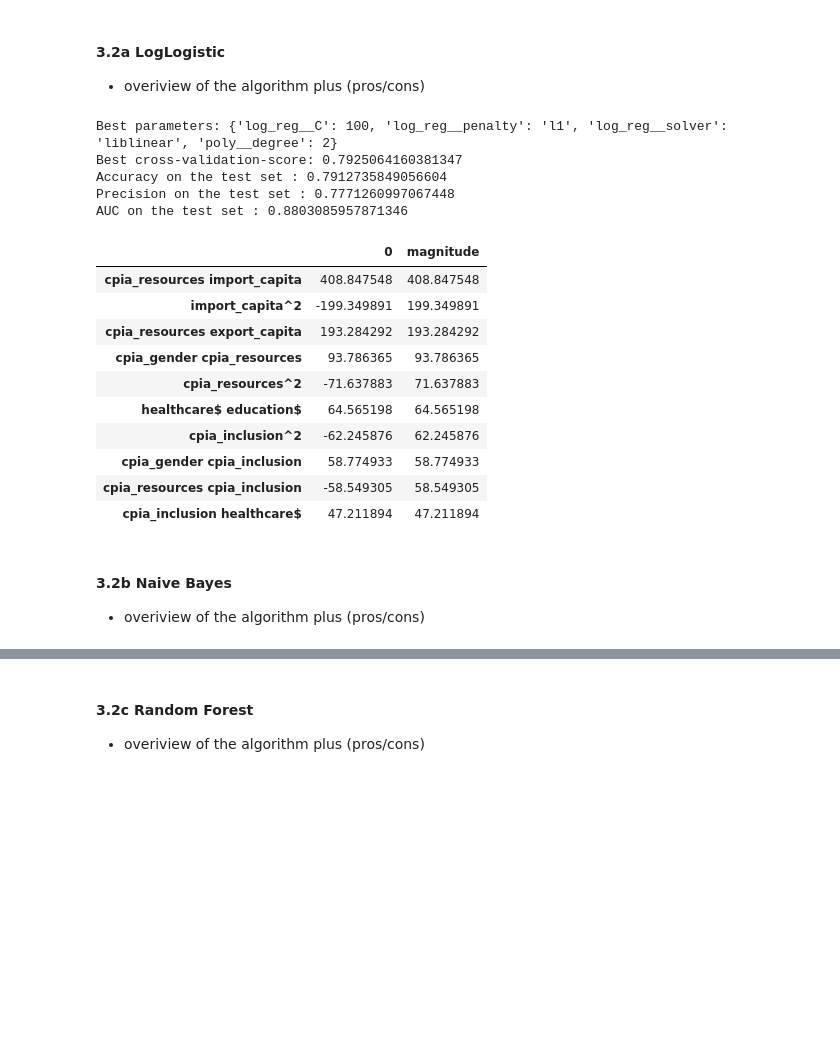
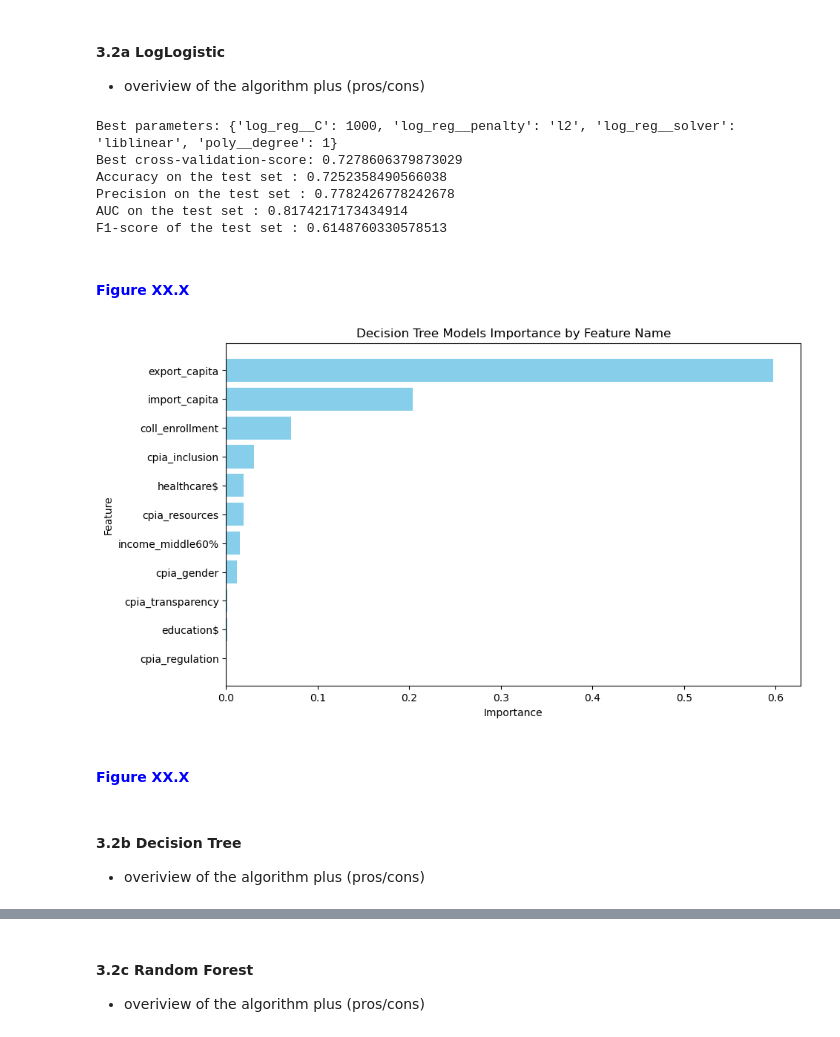
Before and after one commit to te-ex153/Projects, a Jupyter notebook: Country23.ipynb, the cells around one changed output, grey strips where cells are left out. Cells and saved outputs as stored; diff of their text form; code cells hidden in the pictures; blank space fills up the shorter version.

```diff
--- a/Country23.ipynb
+++ b/Country23.ipynb
@@ -898,5 +895,6 @@ For the purposes of simplicity and study comprehension y target
 variables will be separate series y_gdp and y_pov
 '''
 y_gdp = gdp['gdp_class']
-y_gdp = y_gdp.values.ravel()
+value_counts = gdp['gdp_class'].value_counts()
+print(f'Value Counts per Class : {value_counts}')
 # %% [output]
@@ -920,7 +922,7 @@ from sklearn.linear_model import LogisticRegression
 from sklearn.model_selection import train_test_split, GridSearchCV
 from sklearn.preprocessing import MinMaxScaler, PolynomialFeatures
 from sklearn.pipeline import Pipeline
-from sklearn.metrics import accuracy_score, precision_score, roc_auc_score
+from sklearn.metrics import accuracy_score, precision_score, roc_auc_score, f1_score
 from sklearn.model_selection import cross_val_predict
 
 ### Capture feature names before turing df into an array
@@ -928,16 +930,6 @@ feature_names = features.columns
 
 ### Split the data into train and test sets
 X_train, X_test, y_train, y_test = train_test_split(features, y_gdp, test_size=0.2, random_state=0)
-
-'''### initiate minmax scaler
-scaler = MinMaxScaler()
-
-### fit and transform the training set and just transform the test set
-X_train_scaled = scaler.fit_transform(X_train)
-X_test_scaled = scaler.transform(X_test)
-
-### define the model
-log_reg = LogisticRegression(multi_class='ovr')'''
 
 ### Need to create a pipeline in order to combine polynomial features with logistic regression
 pipeline = Pipeline([
@@ -948,10 +940,10 @@ pipeline = Pipeline([
 
 ### Define parameter grid for grid search
 param_grid = {
-    'log_reg__C': [0.1, 100],
+    'log_reg__C': [100, 1000],
     'log_reg__solver': ['liblinear', 'saga'],
-    'log_reg__penalty': ['l1'],
-    'poly__degree': [1, 2]
+    'log_reg__penalty': ['l1', 'l2'],
+    'poly__degree': [1]
 }
 
 ### Initialize gridsearchcv with 5-fold cross-validation
@@ -972,37 +964,56 @@ y_test_pred_proba = grid_search.best_estimator_.predict_proba(X_test)[:, 1]
 accuracy = accuracy_score(y_test, y_test_pred)
 precision = precision_score(y_test, y_test_pred, average='binary')
 auc = roc_auc_score(y_test, y_test_pred_proba)
+f1 = f1_score(y_test, y_test_pred)
 
+### Display Summary Statistics
 print(f'Accuracy on the test set : {accuracy}')
 print(f'Precision on the test set : {precision}')
 print(f'AUC on the test set : {auc}')
+print(f'F1-score of the test set : {f1}')
 # %% [output]
-Best parameters: {'log_reg__C': 100, 'log_reg__penalty': 'l1', 'log_reg__solver': 'liblinear', 'poly__degree': 2}
-Best cross-validation-score: 0.7925064160381347
-Accuracy on the test set : 0.7912735849056604
-Precision on the test set : 0.7771260997067448
-AUC on the test set : 0.8803085957871346
+Best parameters: {'log_reg__C': 1000, 'log_reg__penalty': 'l2', 'log_reg__solver': 'liblinear', 'poly__degree': 1}
+Best cross-validation-score: 0.7278606379873029
+Accuracy on the test set : 0.7252358490566038
+Precision on the test set : 0.7782426778242678
+AUC on the test set : 0.8174217173434914
+F1-score of the test set : 0.6148760330578513
+# %% [markdown]
+#### <span style='color:blue;'>Figure XX.X</span>
 # %%
+'''
+Develop an importance_df and display importance of each feature
+'''
+
 best_model = grid_search.best_estimator_
 coefficients = best_model.named_steps['log_reg'].coef_
 poly_feature_names = best_model.named_steps['poly'].get_feature_names_out(input_features=feature_names)
 coef_df = pd.DataFrame(coefficients, columns=poly_feature_names)
 coef_df = coef_df.T
-coef_df['magnitude'] = coef_df[0].abs()
+coef_df = coef_df.rename(columns={0: 'weight'})
+coef_df['magnitude'] = coef_df['weight'].abs()
 coef_df_sorted = coef_df.sort_values(by='magnitude', ascending=False)
-coef_df_sorted.head(10)
+coef_df_sorted.reset_index(inplace=True)
+coef_df_sorted = coef_df_sorted.rename(columns={'index': 'Feature'})
+sum_of_coef = coef_df_sorted['magnitude'].sum()
+coef_df_sorted['Importance'] = coef_df_sorted['magnitude']/ sum_of_coef
+coef_df_sorted = coef_df_sorted[~coef_df_sorted['Feature'].str.contains('1')]
+coef_df_sorted = coef_df_sorted[['Feature', 'Importance']]
+
+### create a plot of featue importances
+plt.figure(figsize=(10, 6))
+plt.barh(coef_df_sorted['Feature'], coef_df_sorted['Importance'], color='skyblue')
+plt.xlabel('Importance')
+plt.ylabel('Feature')
+plt.title('Decision Tree Models Importance by Feature Name')
+
+### Display most important at the top
+plt.gca().invert_yaxis()
+plt.show()
 # %% [output]
-|  | 0 | magnitude |
-| cpia_resources import_capita | 408.847548 | 408.847548 |
-| import_capita^2 | -199.349891 | 199.349891 |
-| cpia_resources export_capita | 193.284292 | 193.284292 |
-| cpia_gender cpia_resources | 93.786365 | 93.786365 |
-| cpia_resources^2 | -71.637883 | 71.637883 |
-| healthcare$ education$ | 64.565198 | 64.565198 |
-| cpia_inclusion^2 | -62.245876 | 62.245876 |
-| cpia_gender cpia_inclusion | 58.774933 | 58.774933 |
-| cpia_resources cpia_inclusion | -58.549305 | 58.549305 |
-| cpia_inclusion healthcare$ | 47.211894 | 47.211894 |
+[figure, added]
+# %% [markdown]
+#### <span style='color:blue;'>Figure XX.X</span>
 # %% [markdown]
-#### 3.2b Naive Bayes
+#### 3.2b Decision Tree
 - overiview of the algorithm plus (pros/cons)
```
Also changed, not shown: parts of 17 cells of this notebook.
